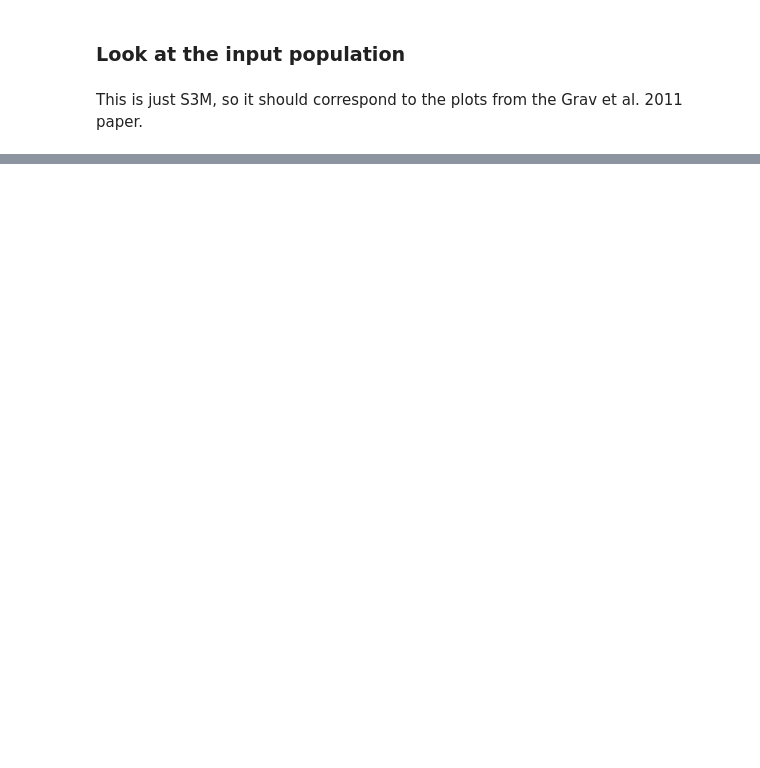
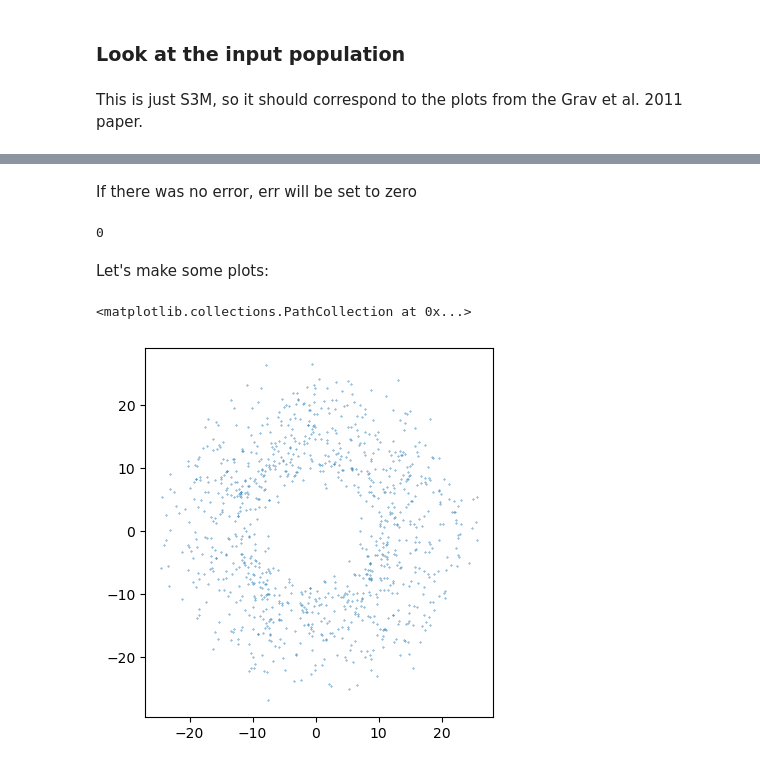
Before and after one commit to lsst-sssc/lsst-simulation, a Jupyter notebook: notebooks/solsys-sims-2021-demo.ipynb, the cells around one changed output, grey strips where cells are left out. Saved outputs shown, nothing was run; the diff lists cells and outputs as text; code cells hidden in the pictures; blank space fills up the shorter version.

```diff
--- a/notebooks/solsys-sims-2021-demo.ipynb
+++ b/notebooks/solsys-sims-2021-demo.ipynb
@@ -291,0 +346,11 @@ Text(0, 0.5, 'Objects in bin')
+# %%
+sql = """
+    SELECT
+        epoch, tperi, peri, node, incl, e, n, q, mpcH, mpcG
+    FROM
+        mpcorb
+    WHERE
+        tperi > 50000 and e BETWEEN 0 and 1
+    LIMIT 1000
+"""
+df = pd.read_sql(sql, con)
@@ -291,0 +375,14 @@ Text(0, 0.5, 'Objects in bin')
+# %%
+oorbElem = np.zeros([len(df), 12], dtype=np.double, order='F')
+oorbElem[:, 0] = df.index.values
+oorbElem[:, 1] = df['q']
+oorbElem[:, 2] = df['e']
+oorbElem[:, 3] = np.radians(df['incl'])
+oorbElem[:, 4] = np.radians(df['node'])
+oorbElem[:, 5] = np.radians(df['peri'])
+oorbElem[:, 6] = df['tperi']
+oorbElem[:, 7] = oo.COM
+oorbElem[:, 8] = df['epoch']
+oorbElem[:, 9] = oo.TT
+oorbElem[:, 10] = df['mpch']
+oorbElem[:, 11] = df['mpcg']
@@ -291,0 +391,10 @@ Text(0, 0.5, 'Objects in bin')
+# %%
+%%time
+epochs = np.zeros([1, 2], dtype=np.double, order='F')
+epochs[:, 0] = 60000
+epochs[:, 1] = oo.UTC
+
+eph, err = oo.pyoorb.oorb_ephemeris_full(in_orbits=oorbElem,
+                                         in_obscode='I11',
+                                         in_date_ephems=epochs,
+                                         in_dynmodel='N')
@@ -291,0 +404,21 @@ Text(0, 0.5, 'Objects in bin')
+# %% [markdown]
+If there was no error, err will be set to zero
+# %%
+assert err == 0, err
+# %% [output]
+0
+# %% [markdown]
+Let's make some plots:
+# %%
+import matplotlib.pyplot as plt
+
+# Heliocentric ecliptic x, y, z coordinates (in astronomical units)
+x, y, z = eph[:, 0, 24], eph[:, 0, 25], eph[:, 0, 26]
+
+fig = plt.figure()
+ax = fig.add_subplot(111)
+ax.set_aspect('equal')
+ax.scatter(x, y, s=0.1)
+# %% [output]
+<matplotlib.collections.PathCollection at 0x...>
+[figure, added]
```
Also changed, not shown: parts of 28 cells of this notebook.
